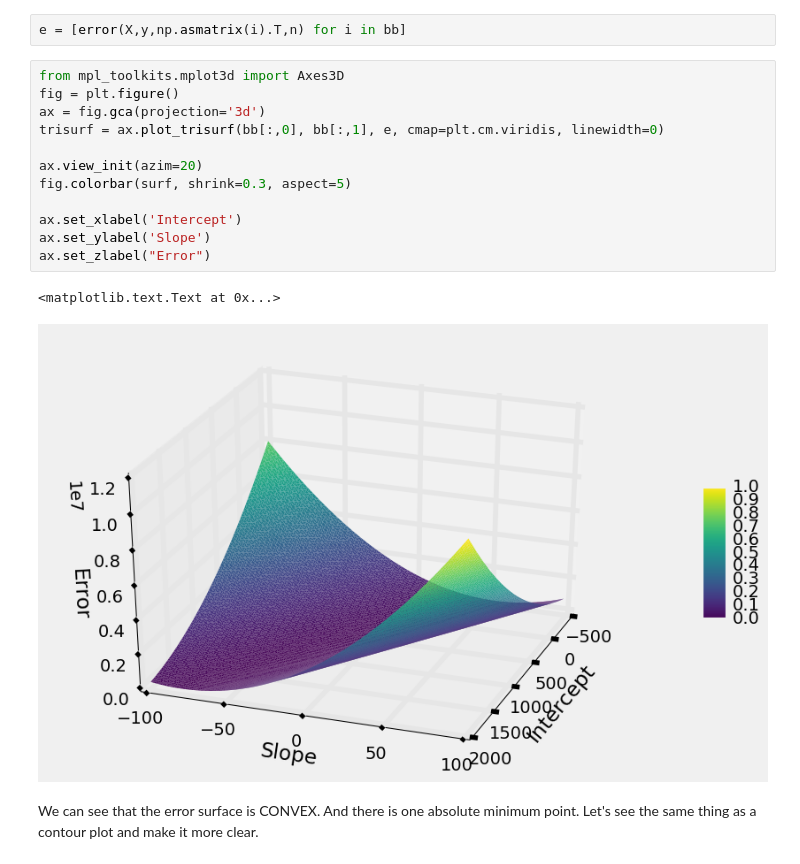
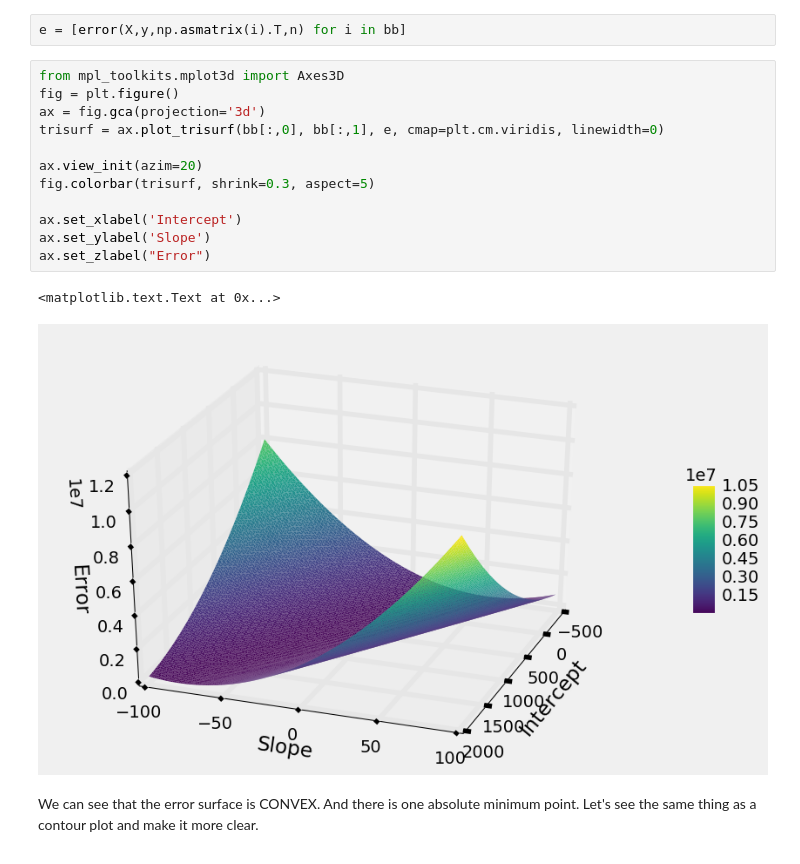
Before and after one commit to amitkaps/hackermath, a Jupyter notebook: Module_1d_linear_regression_gradient.ipynb, the cells around one changed output. Cells and saved outputs as stored; diff of their text form.

```diff
--- a/Module_1d_linear_regression_gradient.ipynb
+++ b/Module_1d_linear_regression_gradient.ipynb
@@ -83,18 +79,18 @@ e = [error(X,y,np.asmatrix(i).T,n) for i in bb]
 # %%
 from mpl_toolkits.mplot3d import Axes3D
 fig = plt.figure()
 ax = fig.gca(projection='3d')
 trisurf = ax.plot_trisurf(bb[:,0], bb[:,1], e, cmap=plt.cm.viridis, linewidth=0)
 
 ax.view_init(azim=20)
-fig.colorbar(surf, shrink=0.3, aspect=5)
+fig.colorbar(trisurf, shrink=0.3, aspect=5)
 
 ax.set_xlabel('Intercept')
 ax.set_ylabel('Slope')
 ax.set_zlabel("Error")
 # %% [output]
 <matplotlib.text.Text at 0x...>
-[figure, old version]
+[figure, new version]
 # %% [markdown]
 We can see that the error surface is CONVEX. And there is one absolute minimum point. Let's see the same thing as a contour plot and make it more clear.
 # %%
```
Also changed, not shown: parts of 6 cells of this notebook, 1 other file.
